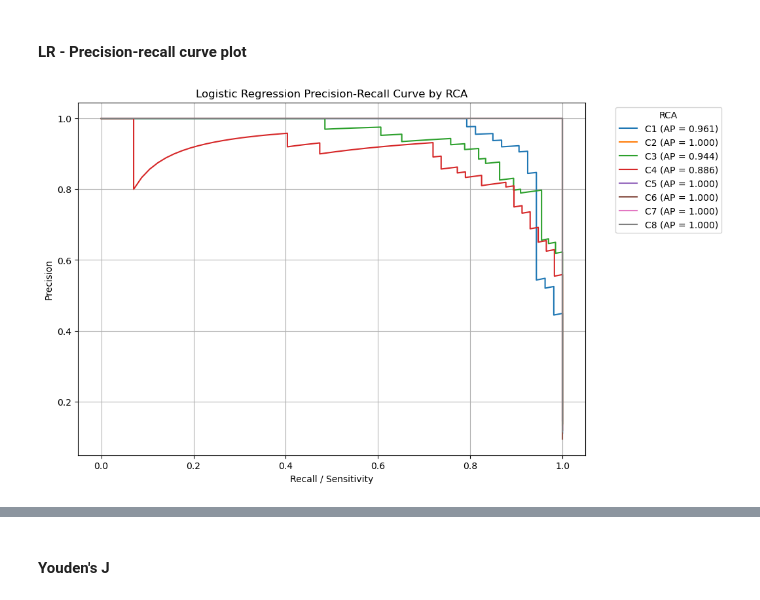
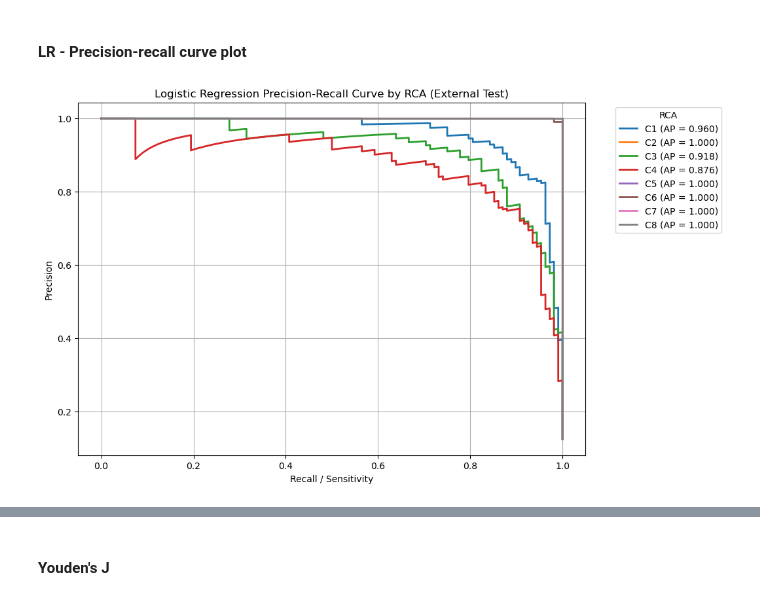
Before and after one commit to oyunmintrio95/Telelogs_RCA, a Jupyter notebook: modeling/modeling2.ipynb, the cells around one changed output, grey strips where cells are left out. Cells and saved outputs as stored; diff of their text form; code cells hidden in the pictures.

Commit message:
updated the external cross validation with full trained model

```diff
--- a/modeling/modeling2.ipynb
+++ b/modeling/modeling2.ipynb
@@ -634,20 +841,31 @@ from sklearn.metrics import roc_curve, auc
 import matplotlib.pyplot as plt
 import numpy as np
 
+# -----------------------------
 # Class labels
+# -----------------------------
 classes = log_model.classes_
 
-# Binarize y_test for One-vs-Rest ROC
-y_test_bin = label_binarize(y_test, classes=classes)
+# -----------------------------
+# Binarize external test labels
+# -----------------------------
+y_test_bin = label_binarize(
+    y_test_external,
+    classes=classes
+)
 
 # Predicted probabilities
 y_score = probs
 
+# -----------------------------
+# Plot ROC Curves
+# -----------------------------
 plt.figure(figsize=(10, 7))
 
 roc_auc_dict = {}
 
 for i, cls in enumerate(classes):
+
     fpr, tpr, thresholds = roc_curve(
         y_test_bin[:, i],
         y_score[:, i]
@@ -659,9 +877,11 @@ for i, cls in enumerate(classes):
     plt.plot(
         fpr,
         tpr,
+        linewidth=2,
         label=f"{cls} (AUC = {roc_auc:.3f})"
     )
 
+# Random classifier line
 plt.plot(
     [0, 1],
     [0, 1],
@@ -669,10 +889,15 @@ plt.plot(
     color="gray"
 )
 
-plt.title("Logistic Regression ROC Curve by RCA")
+plt.title("Logistic Regression ROC Curve by RCA (External Test)")
 plt.xlabel("False Positive Rate")
 plt.ylabel("True Positive Rate / Sensitivity")
-plt.legend(title="RCA", bbox_to_anchor=(1.05, 1), loc="upper left")
+plt.legend(
+    title="RCA",
+    bbox_to_anchor=(1.05, 1),
+    loc="upper left"
+)
 plt.grid(True)
+
 plt.show()
 # %% [output]
@@ -682,36 +907,49 @@ AUC ≈ 0.99–1.00 for almost every class with baseline Logistic Regression. Wh
 # %% [markdown]
 #### LR - Precision-recall curve plot
 # %%
-from sklearn.metrics import precision_recall_curve, average_precision_score
+from sklearn.metrics import (
+    precision_recall_curve,
+    average_precision_score
+)
 
 plt.figure(figsize=(10, 7))
 
 pr_auc_dict = {}
 
 for i, cls in enumerate(classes):
+
     precision, recall, thresholds = precision_recall_curve(
         y_test_bin[:, i],
         y_score[:, i]
     )
 
     avg_precision = average_precision_score(
         y_test_bin[:, i],
         y_score[:, i]
     )
 
     pr_auc_dict[cls] = avg_precision
 
     plt.plot(
         recall,
         precision,
+        linewidth=2,
         label=f"{cls} (AP = {avg_precision:.3f})"
     )
 
-plt.title("Logistic Regression Precision-Recall Curve by RCA")
+plt.title(
+    "Logistic Regression Precision-Recall Curve by RCA (External Test)"
+)
 plt.xlabel("Recall / Sensitivity")
 plt.ylabel("Precision")
-plt.legend(title="RCA", bbox_to_anchor=(1.05, 1), loc="upper left")
+
+plt.legend(
+    title="RCA",
+    bbox_to_anchor=(1.05, 1),
+    loc="upper left"
+)
+
 plt.grid(True)
 plt.show()
 # %% [output]
-[figure, old version]
+[figure, new version]
```
Also changed, not shown: parts of 17 cells of this notebook, 4 other files.
